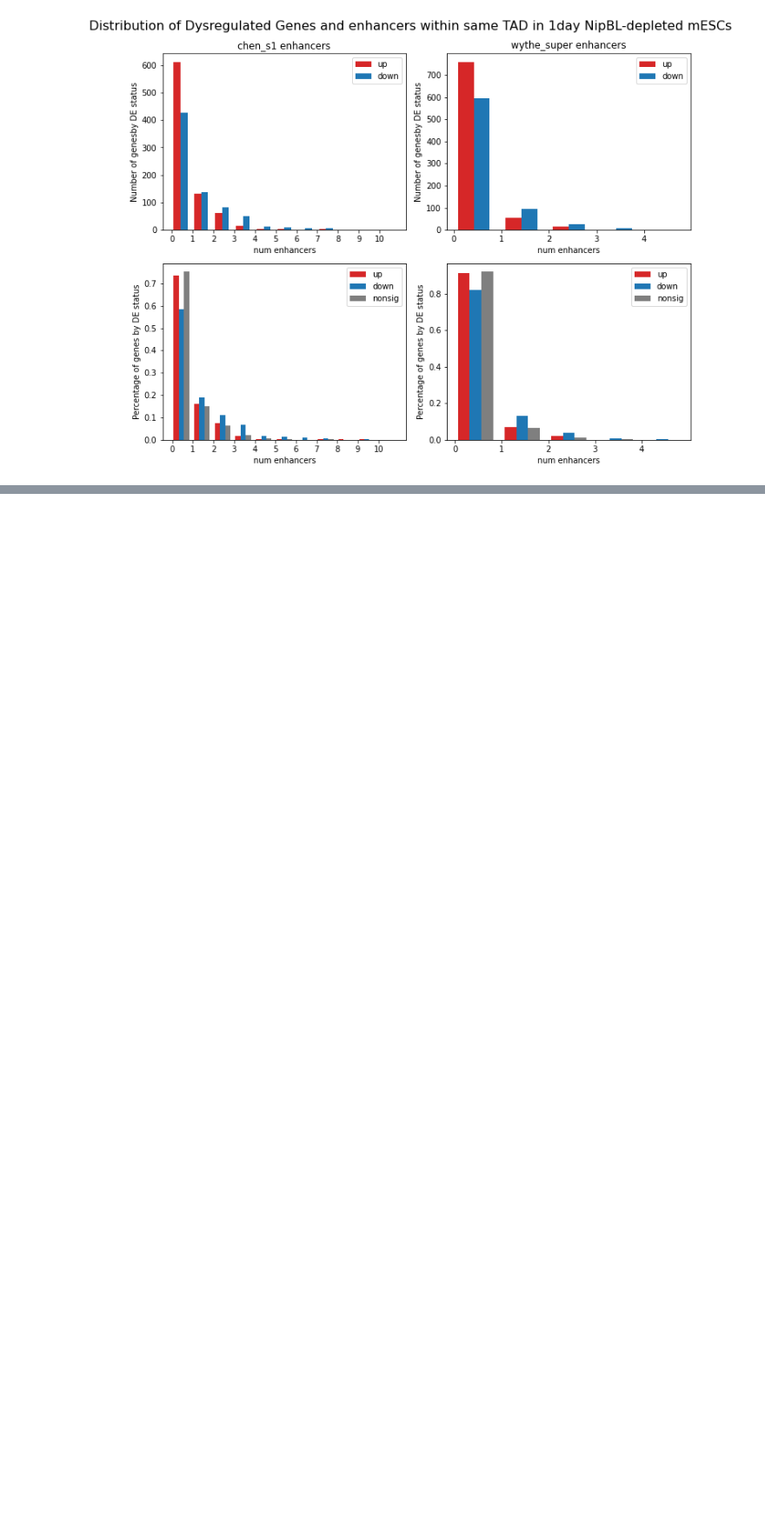
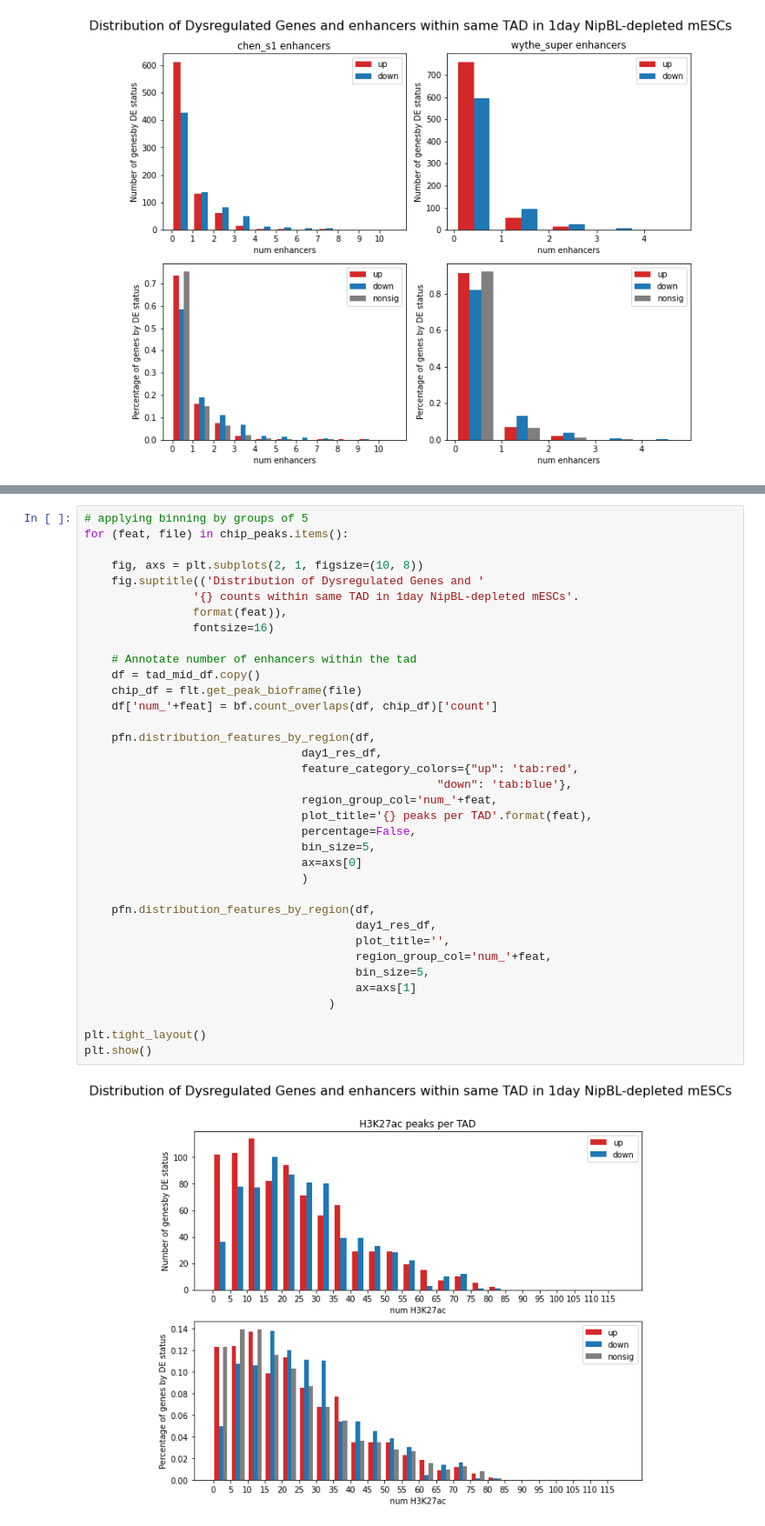
Before and after one commit to Bozhie/transcription_3Dfolding, a Jupyter notebook: transcription_3dfolding/transcription_data_analysis/20221207_tad_feature_barplots.ipynb, the cells around one changed output, grey strips where cells are left out. Shown at 87% size. Cells and saved outputs as stored; diff of their text form; blank space fills up the shorter version.

```diff
--- a/transcription_3dfolding/transcription_data_analysis/20221207_tad_feature_barplots.ipynb
+++ b/transcription_3dfolding/transcription_data_analysis/20221207_tad_feature_barplots.ipynb
@@ -177,0 +206,38 @@ plt.show()
+# %%
+# applying binning by groups of 5
+for (feat, file) in chip_peaks.items():
+
+    fig, axs = plt.subplots(2, 1, figsize=(10, 8))
+    fig.suptitle(('Distribution of Dysregulated Genes and '
+                '{} counts within same TAD in 1day NipBL-depleted mESCs'.
+                format(feat)),
+                fontsize=16)
+
+    # Annotate number of enhancers within the tad
+    df = tad_mid_df.copy()
+    chip_df = flt.get_peak_bioframe(file)
+    df['num_'+feat] = bf.count_overlaps(df, chip_df)['count']
+
+    pfn.distribution_features_by_region(df,
+                                day1_res_df,
+                                feature_category_colors={"up": 'tab:red',
+                                                    "down": 'tab:blue'},
+                                region_group_col='num_'+feat,
+                                plot_title='{} peaks per TAD'.format(feat),
+                                percentage=False,
+                                bin_size=5,
+                                ax=axs[0]
+                                )
+
+    pfn.distribution_features_by_region(df,
+                                        day1_res_df,
+                                        plot_title='',
+                                        region_group_col='num_'+feat,
+                                        bin_size=5,
+                                        ax=axs[1]
+                                    )
+
+plt.tight_layout()
+plt.show()
+# %% [output]
+[figure, added]
```
Also changed, not shown: parts of 9 cells of this notebook, 1 other file.
